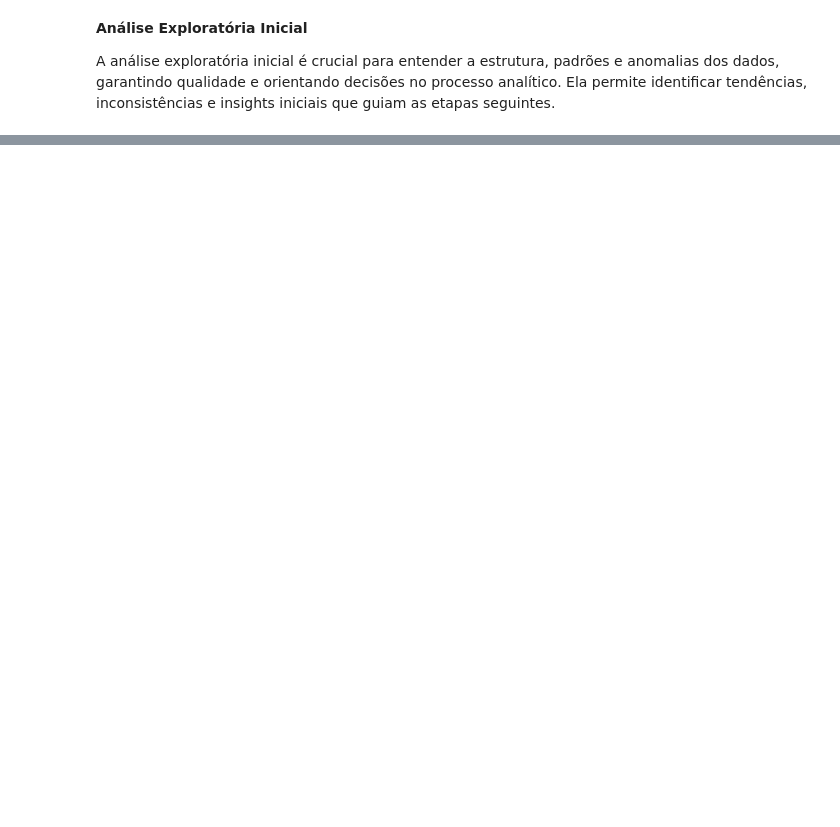
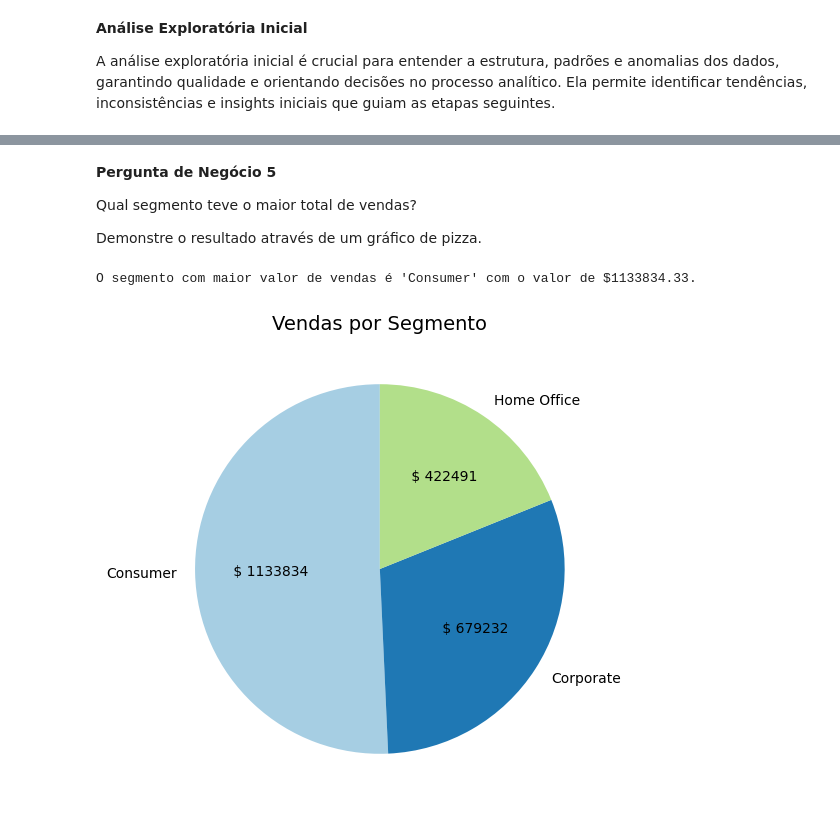
Before and after one commit to eduardoguimaraes90/Analise_Exploratoria_Dados_Varejo, a Jupyter notebook: Analise_Exploratoria_Python_Area_Varejo.ipynb, the cells around one changed output, grey strips where cells are left out. Saved outputs shown, nothing was run; the diff lists cells and outputs as text; code cells hidden in the pictures; blank space fills up the shorter version.

```diff
--- a/Analise_Exploratoria_Python_Area_Varejo.ipynb
+++ b/Analise_Exploratoria_Python_Area_Varejo.ipynb
@@ -45,0 +207,37 @@ A análise exploratória inicial é crucial para entender a estrutura, padrões
+# %% [markdown]
+**Pergunta de Negócio 5**
+
+Qual segmento teve o maior total de vendas?
+
+Demonstre o resultado através de um gráfico de pizza.
+# %%
+# Função para converter os dados em valor absoluto
+def autopct_format(values):
+  def format_pct(pct):
+    total = sum(values)
+    absolute = int(round(pct * total / 100))
+    return ' $ {v:d}'.format(v = absolute)
+  return format_pct
+
+# Agrupa por segmento e soma os valores de vendas
+vendas_por_segmento = df_dsa.groupby('Segmento')['Valor_Venda'].sum()
+
+# Identifica o segmento com maior total de vendas
+segmento_max = vendas_por_segmento.idxmax()
+valor_max = vendas_por_segmento.max()
+print(f"O segmento com maior valor de vendas é '{segmento_max}' com o valor de ${valor_max:.2f}. \n")
+
+# Plota o gráfico de pizza
+plt.figure(figsize = (16, 6))
+plt.pie(vendas_por_segmento,
+        labels = vendas_por_segmento.index,
+        autopct = autopct_format(vendas_por_segmento),
+        startangle = 90,
+        colors = plt.cm.Paired.colors)
+plt.title('Vendas por Segmento', fontsize = 14)
+
+# Exibe o gráfico
+plt.show()
+# %% [output]
+O segmento com maior valor de vendas é 'Consumer' com o valor de $1133834.33.
+[figure, added]
```
Also changed, not shown: parts of 15 cells of this notebook.
